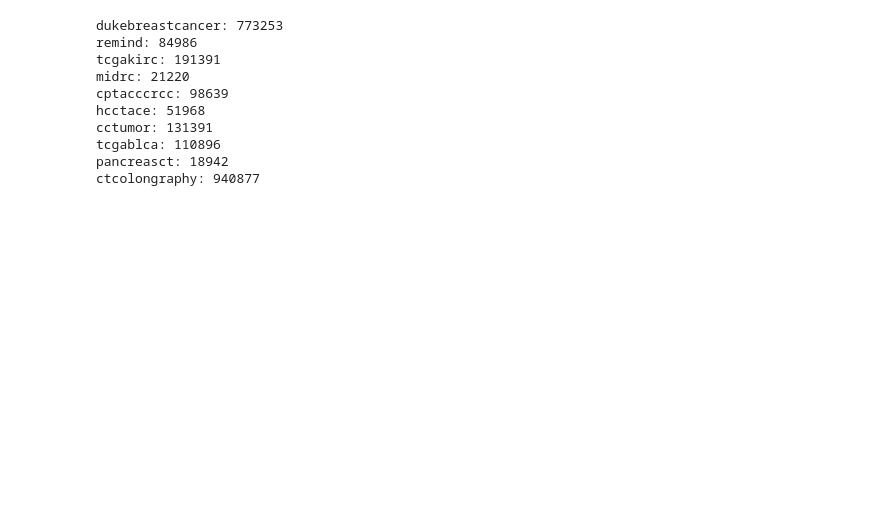
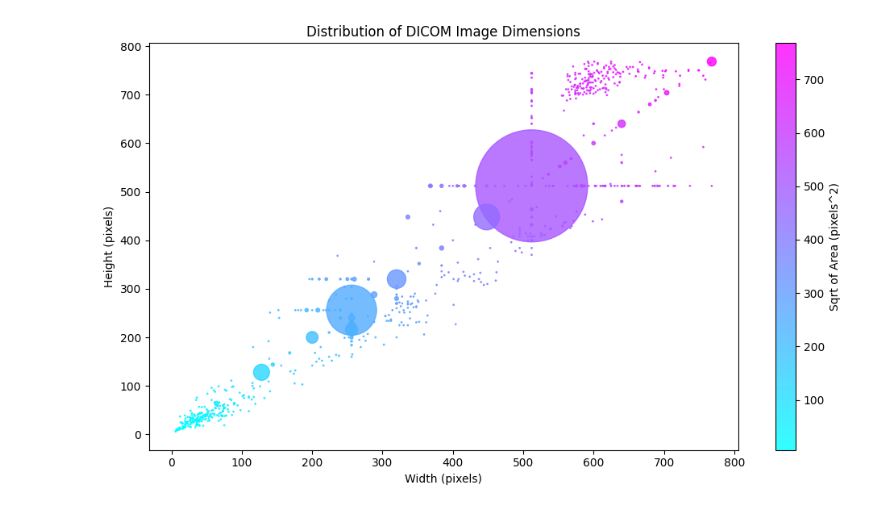
Before and after one commit to EthanHaque/medical_image_segmentation, a Jupyter notebook: medical_image_segmentation/notebooks/visualize.ipynb, the cells around one changed output. Saved outputs shown, nothing was run; the diff lists cells and outputs as text; code cells hidden in the pictures; blank space fills up the shorter version.

Commit message:
Making visualization match subset

```diff
--- a/medical_image_segmentation/notebooks/visualize.ipynb
+++ b/medical_image_segmentation/notebooks/visualize.ipynb
@@ -38,17 +39,22 @@ def plot_image_shapes(image_shapes: List[List[int]]):
 
     plt.show()
 # %%
-dir_path = ["/scratch/gpfs/eh0560/data/med_datasets", "/scratch/gpfs/RUSTOW/med_datasets"]
-files = utils.get_file_paths(dir_path, lambda path: path.endswith(".dcm"))
+files = get_subset_dicom_image_paths()
 # %%
 dimensions_output_path = "/scratch/gpfs/eh0560/repos/medical-image-segmentation/data/dicom_image_analysis_info/dicom_image_dimensions.json"
 # %%
 if os.path.isfile(dimensions_output_path):
     with open(dimensions_output_path, "r") as f:
         dimensions = json.load(f)
+        subset_dimensions = {}
+        for file_path in files:
+            subset_dimensions[file_path] = dimensions[file_path]
+
+    if len(subset_dimensions) != len(files):
+        raise ValueError(f"subset_dimensions has length different than files. Length of files is {len(files)}, and length of subset_dimensions is {len(subset_dimensions)}")
 else:
-    dimensions = utils.get_dicom_image_dimensions(files, num_processes=8)
-    with open(dimensions_output_path, "w") as f:
-        json.dump(dimensions, f)
+    subset_dimensions = utils.get_dicom_image_dimensions(files, num_processes=8)
 # %%
-plot_image_shapes(list(dimensions.values()))
+plot_image_shapes(list(subset_dimensions.values()))
+# %% [output]
+[figure, added]
@@ -71,14 +60,0 @@ for key in subset_768:
-# %%
-for dataset, images in datasets.items():
-    print(f"{dataset}: {len(images)}")
-# %% [output]
-dukebreastcancer: 773253
-remind: 84986
-tcgakirc: 191391
-midrc: 21220
-cptacccrcc: 98639
-hcctace: 51968
-cctumor: 131391
-tcgablca: 110896
-pancreasct: 18942
-ctcolongraphy: 940877
```
Also changed, not shown: parts of 6 cells of this notebook.
